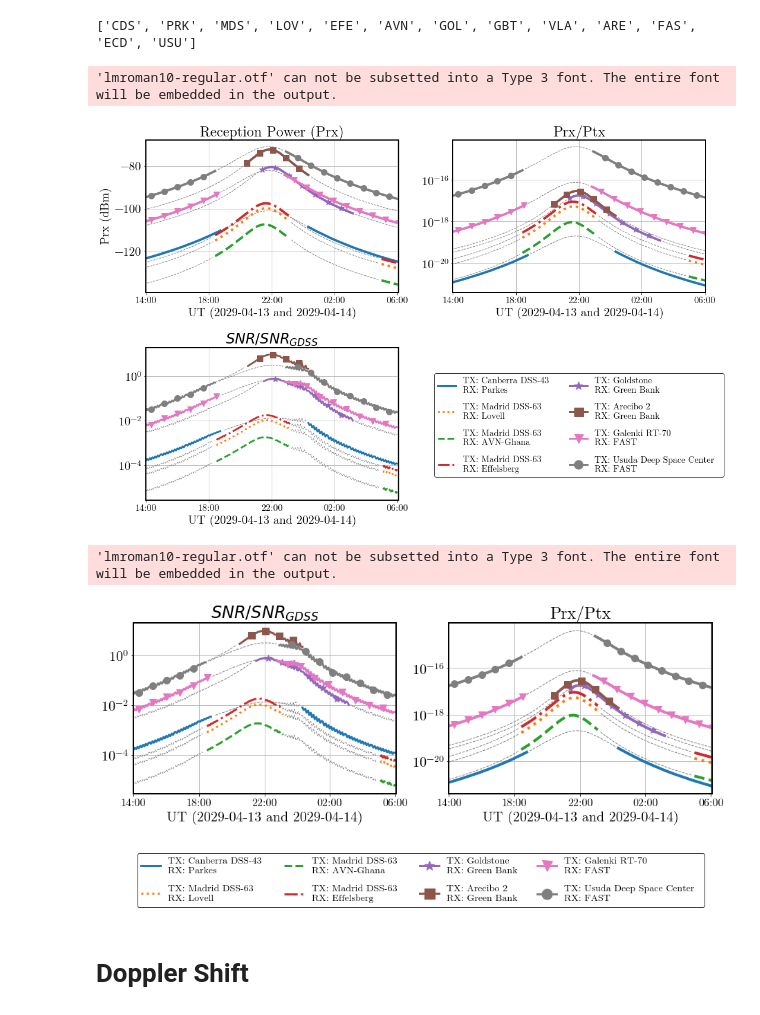
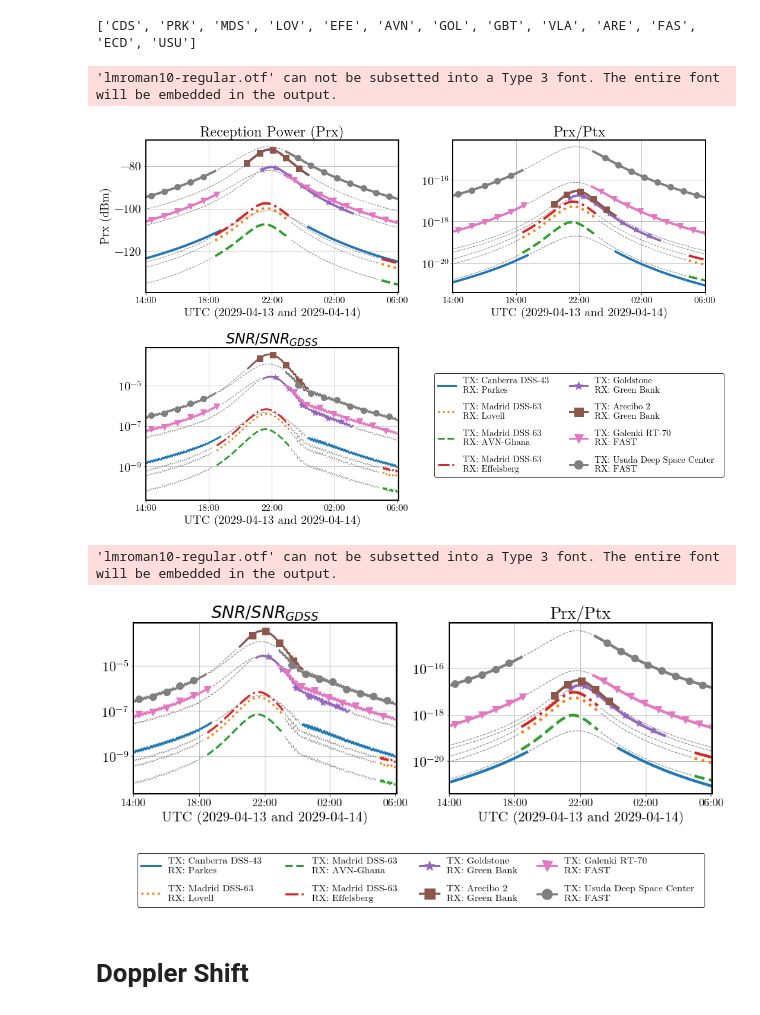
Before and after one commit to AgustinVallejo/Apophis, a Jupyter notebook: New Notebooks/1.1. Radio Graphs.ipynb, the cells around one changed output. Drawn from its saved outputs; the diff is of its cells as text; code cells hidden in the pictures.

Commit message:
🚀 All Graphs Notebook

```diff
--- a/New Notebooks/1.1. Radio Graphs.ipynb
+++ b/New Notebooks/1.1. Radio Graphs.ipynb
@@ -54,7 +54,7 @@ def power(tx,rx,df,rtdb,dl,sig=0.023*u.km**2,tau=(0.1*u.s).cgs): # from literatu
     period=2*np.pi/omega # return rotation period
     rotfreq=1/period # rotation frequency
     phi=lat[1:] # subradar latitude
-    bw=4*np.pi*np.cos(phi)*370*u.m/((c.c/freq)*period) # Doppler bandwidth (Eq. C)
+    bw=4*np.pi*np.cos(phi)*370*u.m/((c.c/freq)*omega) # Doppler bandwidth (Eq. C)
     Nrms=(Tsys*c.k_B*np.sqrt(bw/tau)) # rms noise power (Eq. D)
     SNR=(Prx[1:]/Nrms).si # return signal-to-noise ratio
     return PrxdB, Pratio, SNR, omega, nametx,namerx
@@ -91,7 +91,7 @@ def x_axis(ax,i):
 
     if i != 10:
         ax.set_xticklabels([ephemeris['datetime_str'][i][-5:] for i in xticks],size=16)
-        ax.set_xlabel("UT (2029-04-13 and 2029-04-14)",size=20)
+        ax.set_xlabel("UTC (2029-04-13 and 2029-04-14)",size=20)
     else:
         ax.set_xticklabels([])
 
@@ -199,7 +199,7 @@ plt.savefig(name+".pdf",bbox_inches='tight')
 plt.savefig(name+".png",bbox_inches='tight')
 # %% [output]
 'lmroman10-regular.otf' can not be subsetted into a Type 3 font. The entire font will be embedded in the output.
-[figure, old version]
+[figure, new version]
 # %%
 def x_axis(ax,i):
     ax.set_xlim([0,ephemeris['hours'].iloc[-1]])
@@ -209,7 +209,7 @@ def x_axis(ax,i):
 
     if i != 10:
         ax.set_xticklabels([ephemeris['datetime_str'][i][-5:] for i in xticks],size=16)
-        ax.set_xlabel("UT (2029-04-13 and 2029-04-14)",size=20)
+        ax.set_xlabel("UTC (2029-04-13 and 2029-04-14)",size=20)
     else:
         ax.set_xticklabels([])
 
@@ -291,34 +291,34 @@ def all_power_plots(axes,n,PrxdB, Pratio, SNR, nametx,namerx,df,tx,rx):
 
 
 fig, axes = plt.subplots(2,2,figsize=(15,10))
 
 # for ax in axes.flat:
 #     ax.set_prop_cycle(plt.cycler('color', plt.cm.nipy_spectral(np.linspace(0.1,0.9,5)**2)))
 # fig.suptitle("Reception (rx) and Transmission (tx) Radar Power")
 
 n = 0
 for tx, rx in pairs:
     PrxdB, Pratio, SNR, period, nametx,namerx= power(tx,rx,df,rtdb,dl)
     all_power_plots(axes.flat, n, PrxdB, Pratio, SNR, nametx, namerx, df, tx, rx)
     n += 1
 
 for ax in axes.flat:
     ax.grid()
 
 handles, labels = axes.flat[-1].get_legend_handles_labels()
 fig.legend(handles, labels, ncol=4, loc = "lower center",
             fontsize=14, labelspacing=1, fancybox=True,
             edgecolor=(0,0,0), bbox_to_anchor=(0.26, 0.3, 0.5, 0.5))
 fig.delaxes(axes.flat[-1])
 fig.delaxes(axes.flat[-2])
 # fig.tight_layout()
 
 name = "../Figures/fig6_radio"
 plt.savefig(name+".pdf",bbox_inches='tight')
 plt.savefig(name+".png",bbox_inches='tight')
 # %% [output]
 'lmroman10-regular.otf' can not be subsetted into a Type 3 font. The entire font will be embedded in the output.
-[figure, old version]
+[figure, new version]
 # %% [markdown]
 # Doppler Shift
 # %%
```
Also changed, not shown: parts of 16 cells of this notebook, 15 other files.
